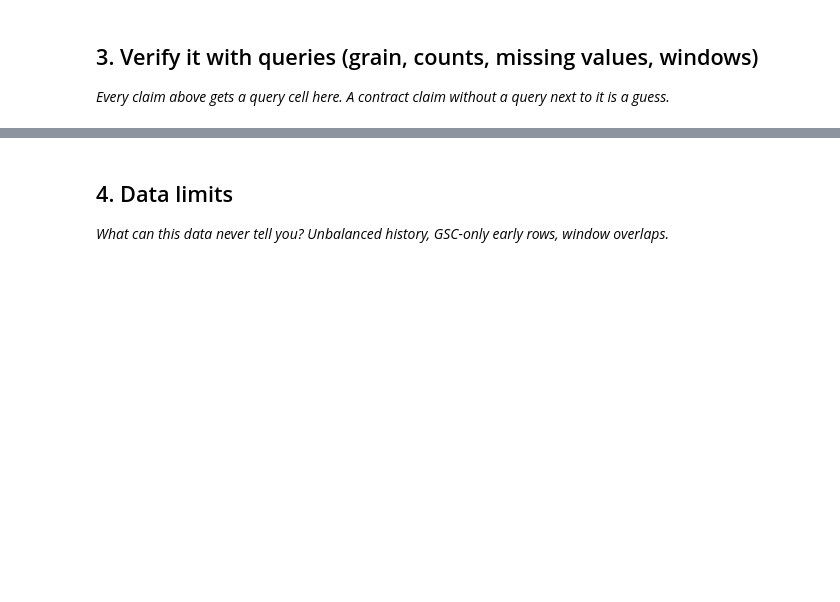
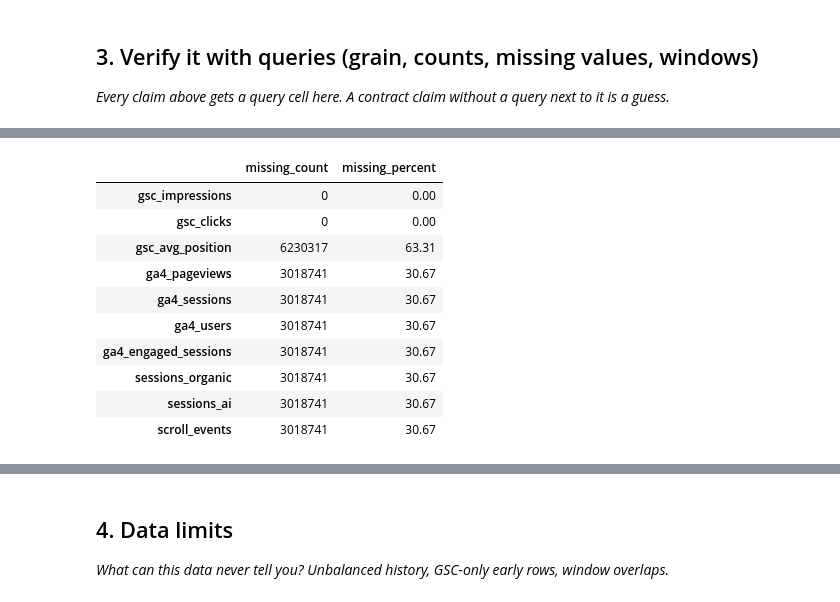
Before and after one commit to itsayeshaqamar/flyrank-mlinternship-ayesha, a Jupyter notebook: work/notebooks/w03_data_contract.ipynb, the cells around one changed output, grey strips where cells are left out. Saved outputs shown, nothing was run; the diff lists cells and outputs as text; code cells hidden in the pictures; blank space fills up the shorter version.

```diff
--- a/work/notebooks/w03_data_contract.ipynb
+++ b/work/notebooks/w03_data_contract.ipynb
@@ -35,0 +305,83 @@ One row in the warehouse daily performance table represents one content page for
+# %%
+# This cell is for CODE (numbers, a query, a check).
+# Write your text answer in the cell ABOVE this one — typing sentences here breaks Run All.
+# 1. Verify the time window
+
+print("TIME WINDOW CHECK")
+print("-----------------")
+print("Minimum report date:", df["report_date"].min())
+print("Maximum report date:", df["report_date"].max())
+print("Unique report dates:", df["report_date"].nunique())
+
+
+# 2. Verify the client-page-day grain
+
+print("\nGRAIN CHECK")
+print("-----------")
+
+total_rows = len(df)
+
+unique_client_page_days = df[
+    ["report_date", "client_hash_id", "content_hash_id"]
+].drop_duplicates().shape[0]
+
+duplicate_rows = df.duplicated(
+    subset=["report_date", "client_hash_id", "content_hash_id"]
+).sum()
+
+print("Total rows:", total_rows)
+print("Unique client-page-day combinations:", unique_client_page_days)
+print("Duplicate client-page-day rows:", duplicate_rows)
+
+
+# 3. Count clients and content pages
+
+print("\nENTITY COUNTS")
+print("-------------")
+print("Unique clients:", df["client_hash_id"].nunique())
+print("Unique content pages:", df["content_hash_id"].nunique())
+
+
+# 4. Check missing values in important performance fields
+
+check_fields = [
+    "gsc_impressions",
+    "gsc_clicks",
+    "gsc_avg_position",
+    "ga4_pageviews",
+    "ga4_sessions",
+    "ga4_users",
+    "ga4_engaged_sessions",
+    "sessions_organic",
+    "sessions_ai",
+    "scroll_events"
+]
+
+print("\nMISSING VALUE CHECK")
+print("-------------------")
+
+missing = df[check_fields].isna().sum()
+
+missing_pct = (
+    df[check_fields].isna().mean() * 100
+).round(2)
+
+missing_summary = pd.DataFrame({
+    "missing_count": missing,
+    "missing_percent": missing_pct
+})
+
+display(missing_summary)
+
+
+# 5. Check data availability flags
+
+print("\nDATA AVAILABILITY")
+print("-----------------")
+
+print("GSC available:")
+print(df["gsc_data_available"].value_counts(dropna=False))
+
+print("\nGA4 available:")
+print(df["ga4_data_available"].value_counts(dropna=False))
+# %% [output]
@@ -35,0 +407,11 @@ One row in the warehouse daily performance table represents one content page for
+|  | missing_count | missing_percent |
+| gsc_impressions | 0 | 0.00 |
+| gsc_clicks | 0 | 0.00 |
+| gsc_avg_position | 6230317 | 63.31 |
+| ga4_pageviews | 3018741 | 30.67 |
+| ga4_sessions | 3018741 | 30.67 |
+| ga4_users | 3018741 | 30.67 |
+| ga4_engaged_sessions | 3018741 | 30.67 |
+| sessions_organic | 3018741 | 30.67 |
+| sessions_ai | 3018741 | 30.67 |
+| scroll_events | 3018741 | 30.67 |
```
Also changed, not shown: parts of 22 cells of this notebook.
